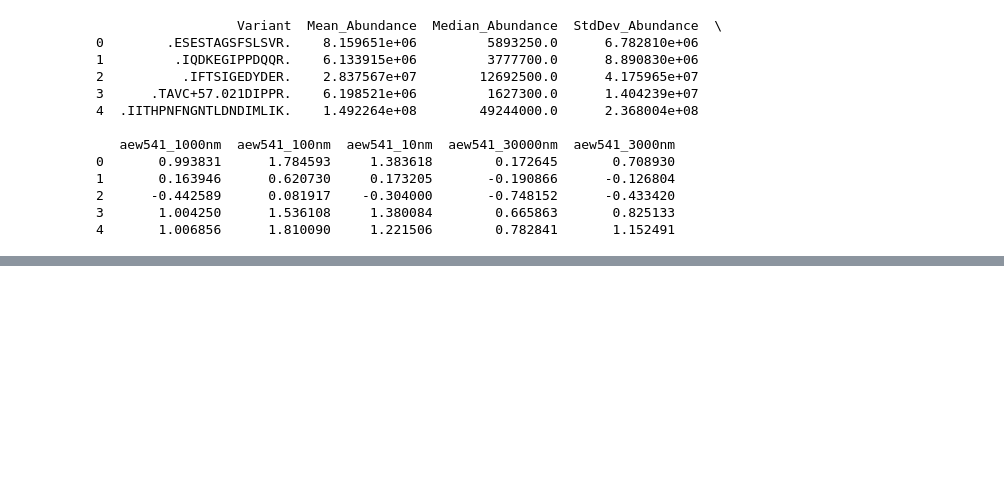
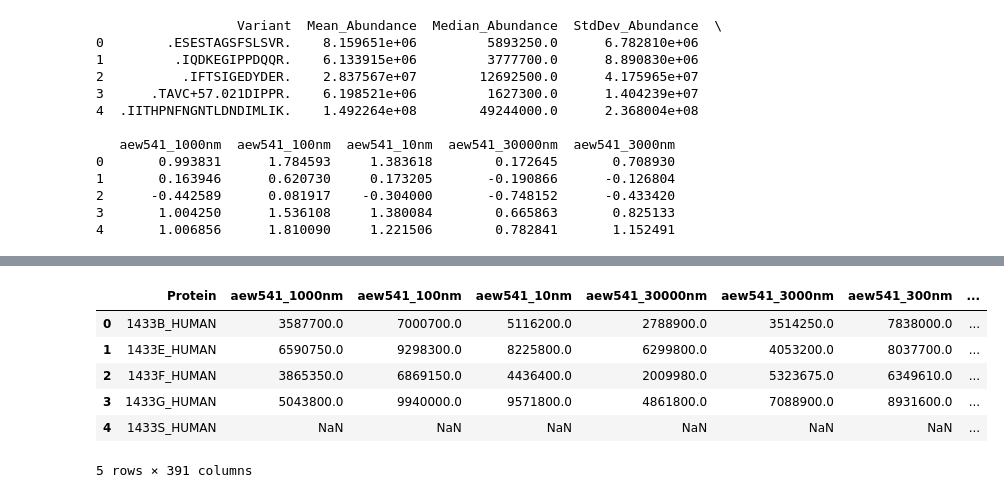
Before and after one commit to NandaKrishnaAchar/Big-Data-Science-Drug-Protein-Interactions, a Jupyter notebook: Statistical_Analysis.ipynb, the cells around one changed output, grey strips where cells are left out. Saved outputs shown, nothing was run; the diff lists cells and outputs as text; code cells hidden in the pictures; blank space fills up the shorter version.

```diff
--- a/Statistical_Analysis.ipynb
+++ b/Statistical_Analysis.ipynb
@@ -76,0 +86,15 @@ df.iloc[2][8]
+# %%
+# Step 4: Compute per-protein statistics
+protein_abundance['Mean_Abundance'] = protein_abundance[filtered_drug_columns].mean(axis=1, skipna=True)
+protein_abundance['Median_Abundance'] = protein_abundance[filtered_drug_columns].median(axis=1, skipna=True)
+protein_abundance['StdDev_Abundance'] = protein_abundance[filtered_drug_columns].std(axis=1, skipna=True)
+
+protein_abundance.head()
+# %% [output]
+|  | Protein | aew541_1000nm | aew541_100nm | aew541_10nm | aew541_30000nm | aew541_3000nm | aew541_300nm | ... |
+| 0 | 1433B_HUMAN | 3587700.0 | 7000700.0 | 5116200.0 | 2788900.0 | 3514250.0 | 7838000.0 | ... |
+| 1 | 1433E_HUMAN | 6590750.0 | 9298300.0 | 8225800.0 | 6299800.0 | 4053200.0 | 8037700.0 | ... |
+| 2 | 1433F_HUMAN | 3865350.0 | 6869150.0 | 4436400.0 | 2009980.0 | 5323675.0 | 6349610.0 | ... |
+| 3 | 1433G_HUMAN | 5043800.0 | 9940000.0 | 9571800.0 | 4861800.0 | 7088900.0 | 8931600.0 | ... |
+| 4 | 1433S_HUMAN | NaN | NaN | NaN | NaN | NaN | NaN | ... |
+5 rows × 391 columns
```
Also changed, not shown: parts of 10 cells of this notebook, 1 other file.
